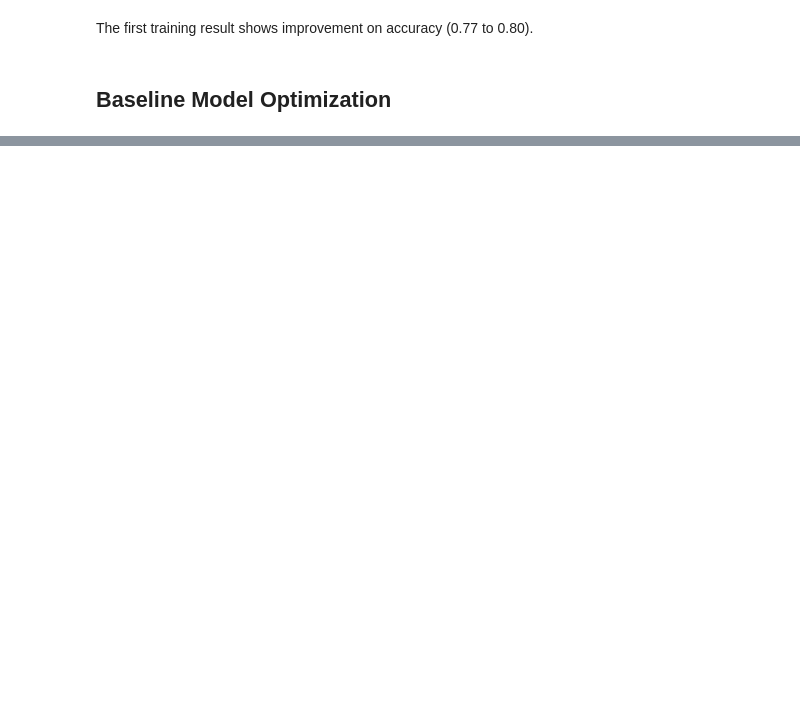
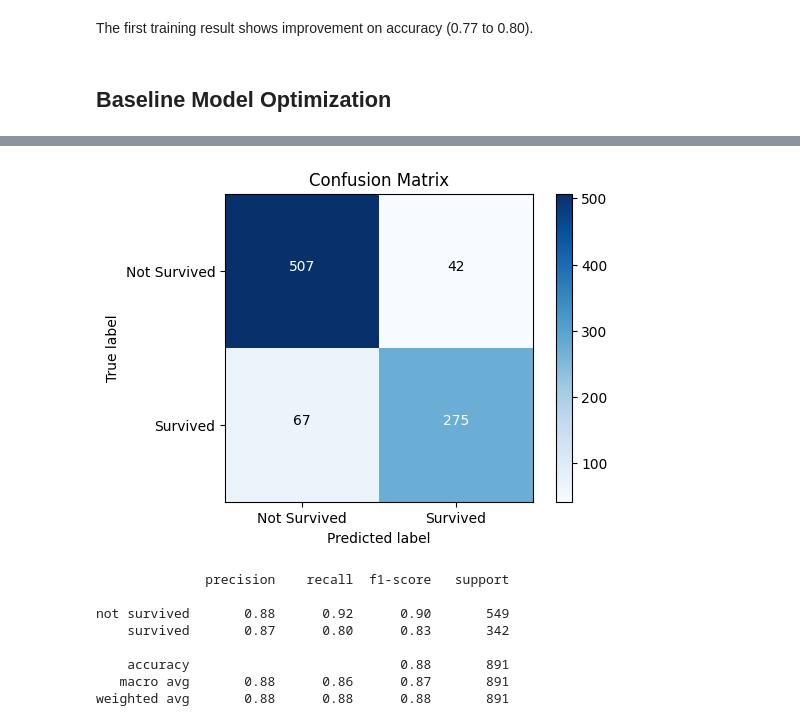
Before and after one commit to vvclin-git/kaggle-tabular-classification-titanic, a Jupyter notebook: notebooks/02_improve_train.ipynb, the cells around one changed output, grey strips where cells are left out. Cells and saved outputs as stored; diff of their text form; code cells hidden in the pictures; blank space fills up the shorter version.

Commit message:
xgboost

```diff
--- a/notebooks/02_improve_train.ipynb
+++ b/notebooks/02_improve_train.ipynb
@@ -471,4 +513,4 @@ The first training result shows improvement on accuracy (0.77 to 0.80).
 ## Baseline Model Optimization
 # %%
 rng = np.random.default_rng(37)
-best, history, best_model = random_search(rng, 20, cv_eval_fn)
+best, history, best_model = random_search(rng, 20, cv_eval_fn, 'acc')
@@ -476,0 +924,12 @@ RuntimeError: mat1 and mat2 shapes cannot be multiplied (32x21 and 12x1)
+# %%
+
+# Run HPO for XGBoost
+best_xgb, history_xgb, best_xgb_model = random_search_xgb(rng, 20, cv_eval_fn_xgb, 'acc')
+
+# Print best parameters
+print("Best XGBoost Hyperparameters:")
+for k, v in best_xgb.items():
+    if v > 1e-3:
+        print(f'{k}: {v:d}') if type(v) == int else print(f'{k}: {v:.4f}')
+    else:
+        print(f'{k}: {v:.4e}')
@@ -476,0 +950,52 @@ RuntimeError: mat1 and mat2 shapes cannot be multiplied (32x21 and 12x1)
+# %%
+
+best_params = {
+    k: v for k, v in best_xgb.items()
+    if k in {"n_estimators", "learning_rate", "max_depth", "subsample", "colsample_bytree", "reg_lambda"}
+}
+
+best_model = XGBClassifier(
+    **best_params,
+    eval_metric="logloss",
+    random_state=37,
+    n_jobs=-1,
+)
+
+# num_cols = ['Age', 'Fare', 'SibSp', 'Parch', 'Company']
+# cat_cols = ['Sex', 'Pclass', 'Embarked', 'Title', 'Deck']
+# bol_cols = ['HasCabin', 'Alone']
+
+# preprocess = ColumnTransformer(
+#     transformers=[
+#         ("num", Pipeline([
+#             ("imputer", SimpleImputer(strategy="median")),
+#             # No scaler for XGBoost
+#         ]), num_cols),
+#         ("cat", Pipeline([
+#             ("imputer", SimpleImputer(strategy="most_frequent")),
+#             ("onehot", OneHotEncoder(handle_unknown="ignore")),
+#         ]), cat_cols),
+#         ("bol", "passthrough", bol_cols),
+#     ],
+#     remainder="drop",
+# )
+
+best_pipe = Pipeline([
+    ('fe', FunctionTransformer(add_fests, validate=False)),
+    ("preprocess", preprocess),
+    ("model", best_model),
+])
+best_pipe.fit(X, y)
+prob = best_pipe.predict_proba(X)[:, 1]
+y_pred = (prob >= 0.5).astype(int).squeeze()
+plot_confusion_matrix_and_report(y, y_pred)
+# %% [output]
+[figure, added]
+              precision    recall  f1-score   support
+
+not survived       0.88      0.92      0.90       549
+    survived       0.87      0.80      0.83       342
+
+    accuracy                           0.88       891
+   macro avg       0.88      0.86      0.87       891
+weighted avg       0.88      0.88      0.88       891
```
Also changed, not shown: parts of 33 cells of this notebook, 5 other files.
